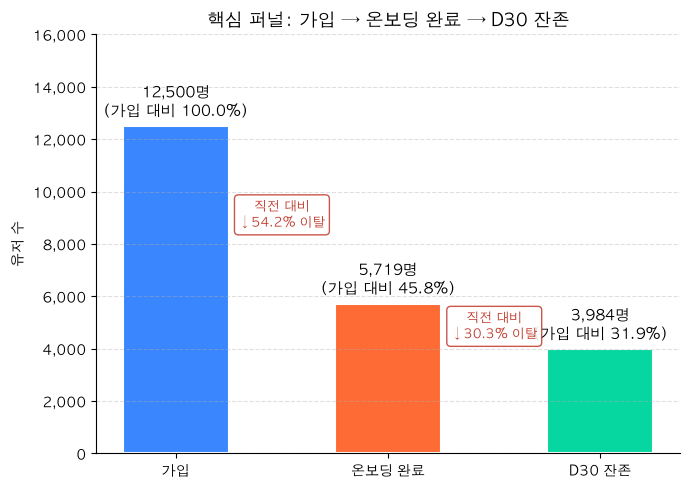
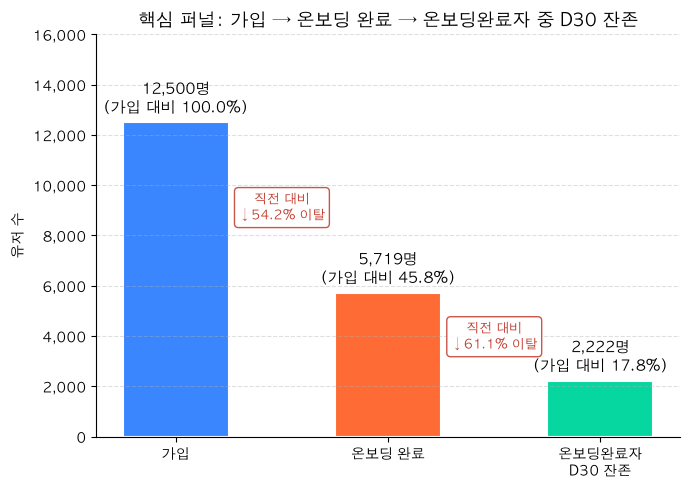
The change to this notebook cell's code, shown as a diff; its figure went from the first image to the second:
--- before
+++ after
@@ -1,10 +1,16 @@
 
-# ── 그림 1: 핵심 퍼널 — 가입 → 온보딩 완료 → D30 잔존 ───────────────────────
-n_signup   = len(uft)
-n_onboard  = int(uft['onboard_completed'].sum())
-n_retained = int(uft['retained_d30'].sum())
+# ── 그림 1: 핵심 퍼널 — 가입 → 온보딩 완료 → 온보딩완료자 중 D30 잔존 ──────
+# 3단계가 반드시 앞 단계의 부분집합이 되도록: 온보딩 완료자 중 D30 잔존만 집계
+n_signup           = len(uft)
+n_onboard          = int(uft['onboard_completed'].astype(int).sum())
+n_onboard_retained = int(
+    (uft['onboard_completed'].astype(int) & uft['retained_d30'].astype(int)).sum()
+)
 
-stages = ['가입', '온보딩 완료', 'D30 잔존']
-values = [n_signup, n_onboard, n_retained]
+stages = ['가입', '온보딩 완료', '온보딩완료자\nD30 잔존']
+values = [n_signup, n_onboard, n_onboard_retained]
+
+# 단조성 확인: 각 값이 앞 값보다 작거나 같아야 함
+assert values[0] >= values[1] >= values[2], f'단조성 위반: {values}'
 
 fig, ax = plt.subplots(figsize=(7, 5))
@@ -18,5 +24,4 @@
             ha='center', va='bottom', fontsize=11, fontweight='bold')
 
-# 직전 단계 대비 이탈률 표시
 xs = [b.get_x() + b.get_width() / 2 for b in bars]
 for i in range(1, len(values)):
@@ -30,5 +35,5 @@
 
 ax.set_ylabel('유저 수')
-ax.set_title('핵심 퍼널: 가입 → 온보딩 완료 → D30 잔존', fontsize=13)
+ax.set_title('핵심 퍼널: 가입 → 온보딩 완료 → 온보딩완료자 중 D30 잔존', fontsize=13)
 ax.set_ylim(0, 16_000)
 ax.yaxis.set_major_formatter(plt.FuncFormatter(lambda x, _: f'{int(x):,}'))
@@ -39,4 +44,5 @@
 plt.show()
 
-print(f'▶ 가입→온보딩 54.2% 이탈이 가장 큰 누수 구간.')
-print('  ※ D30 잔존은 온보딩 여부 무관 전체 기준; 온보딩완료자 D30 = 2,222명(38.9%).')
+print(f'▶ 가입→온보딩 {(n_signup-n_onboard)/n_signup*100:.1f}% 이탈, '
+      f'온보딩완료자 중 {(n_onboard-n_onboard_retained)/n_onboard*100:.1f}% 추가 이탈.')
+print(f'  세 막대 단조 감소 확인: {n_signup:,} >= {n_onboard:,} >= {n_onboard_retained:,}')

Commit: final, 기획안까지 마무리